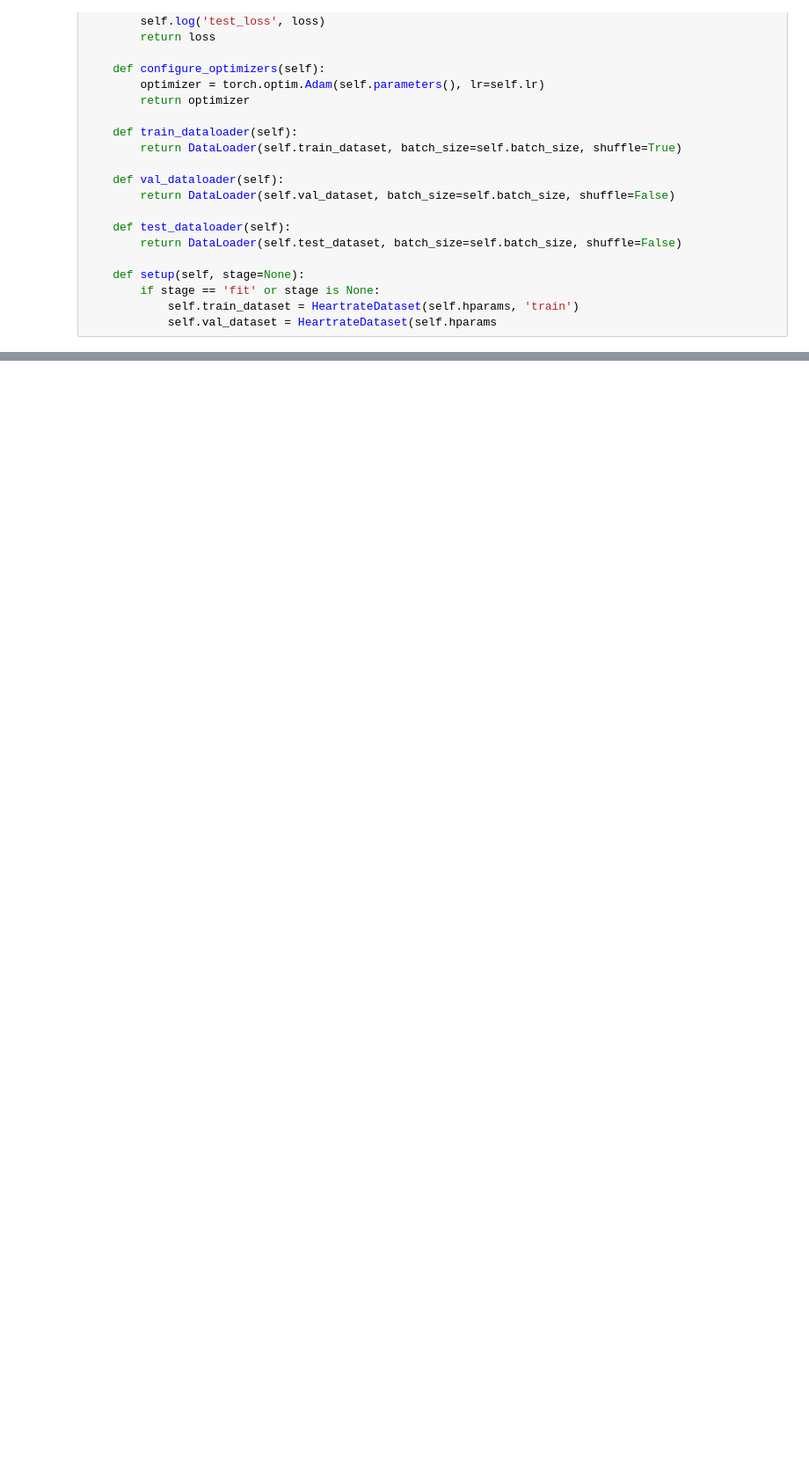
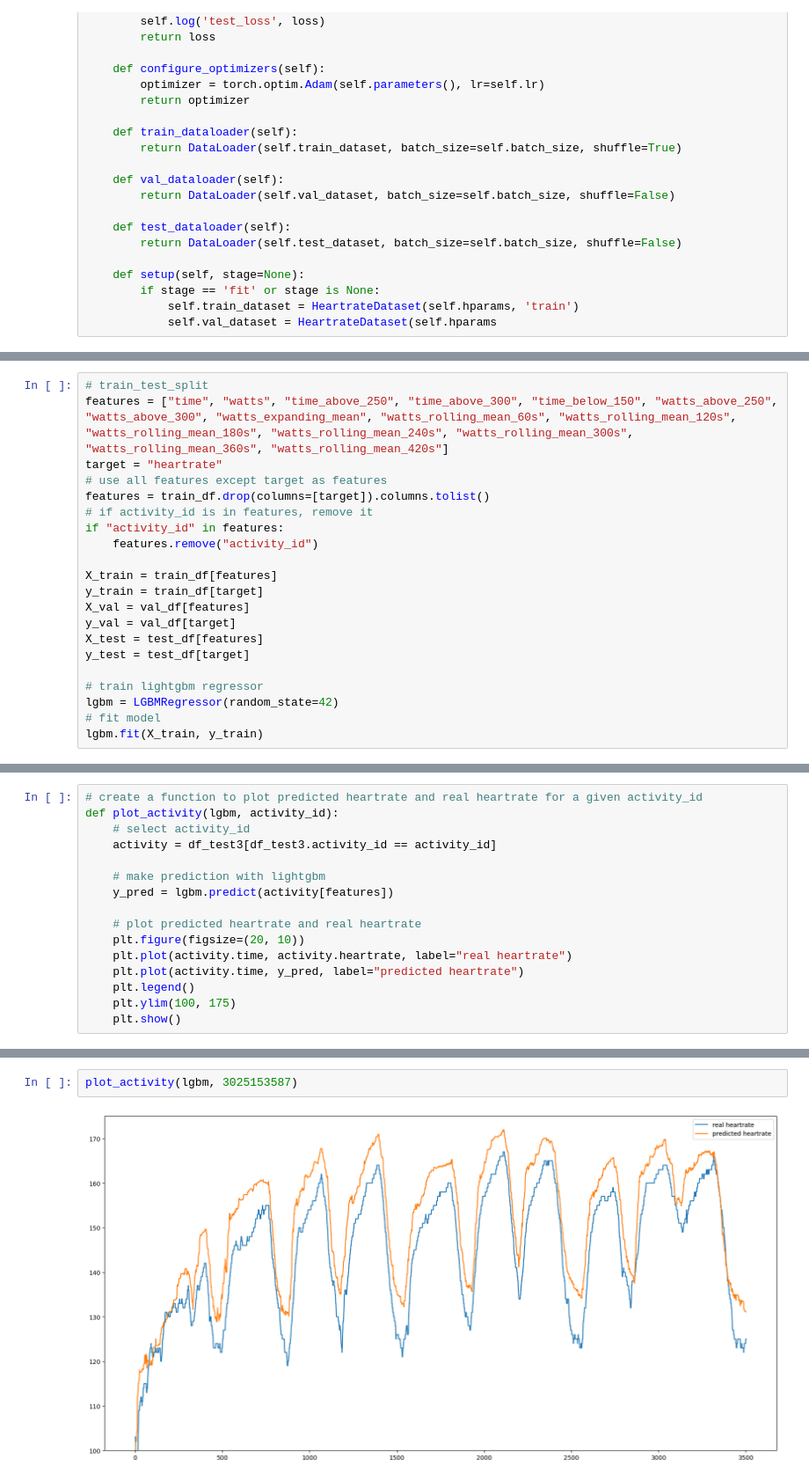
Before and after one commit to erab17/strava_pulse_prediction, a Jupyter notebook: streams_heartrate_prediction.ipynb, the cells around one changed output, grey strips where cells are left out. Shown at 88% size. Drawn from its saved outputs; the diff is of its cells as text; blank space fills up the shorter version.

```diff
--- a/streams_heartrate_prediction.ipynb
+++ b/streams_heartrate_prediction.ipynb
@@ -1131,0 +1330,21 @@ class HeartratePrediction(pl.LightningModule):
+# %%
+# train_test_split
+features = ["time", "watts", "time_above_250", "time_above_300", "time_below_150", "watts_above_250", "watts_above_300", "watts_expanding_mean", "watts_rolling_mean_60s", "watts_rolling_mean_120s", "watts_rolling_mean_180s", "watts_rolling_mean_240s", "watts_rolling_mean_300s", "watts_rolling_mean_360s", "watts_rolling_mean_420s"]
+target = "heartrate"
+# use all features except target as features
+features = train_df.drop(columns=[target]).columns.tolist()
+# if activity_id is in features, remove it
+if "activity_id" in features:
+    features.remove("activity_id")
+
+X_train = train_df[features]
+y_train = train_df[target]
+X_val = val_df[features]
+y_val = val_df[target]
+X_test = test_df[features]
+y_test = test_df[target]
+
+# train lightgbm regressor
+lgbm = LGBMRegressor(random_state=42)
+# fit model
+lgbm.fit(X_train, y_train)
@@ -1131,0 +1353,16 @@ class HeartratePrediction(pl.LightningModule):
+# %%
+# create a function to plot predicted heartrate and real heartrate for a given activity_id
+def plot_activity(lgbm, activity_id):
+    # select activity_id
+    activity = df_test3[df_test3.activity_id == activity_id]
+
+    # make prediction with lightgbm
+    y_pred = lgbm.predict(activity[features])
+
+    # plot predicted heartrate and real heartrate
+    plt.figure(figsize=(20, 10))
+    plt.plot(activity.time, activity.heartrate, label="real heartrate")
+    plt.plot(activity.time, y_pred, label="predicted heartrate")
+    plt.legend()
+    plt.ylim(100, 175)
+    plt.show()
@@ -1131,0 +1381,4 @@ class HeartratePrediction(pl.LightningModule):
+# %%
+plot_activity(lgbm, 3025153587)
+# %% [output]
+[figure, added]
```
Also changed, not shown: parts of 48 cells of this notebook, 1 other file.
